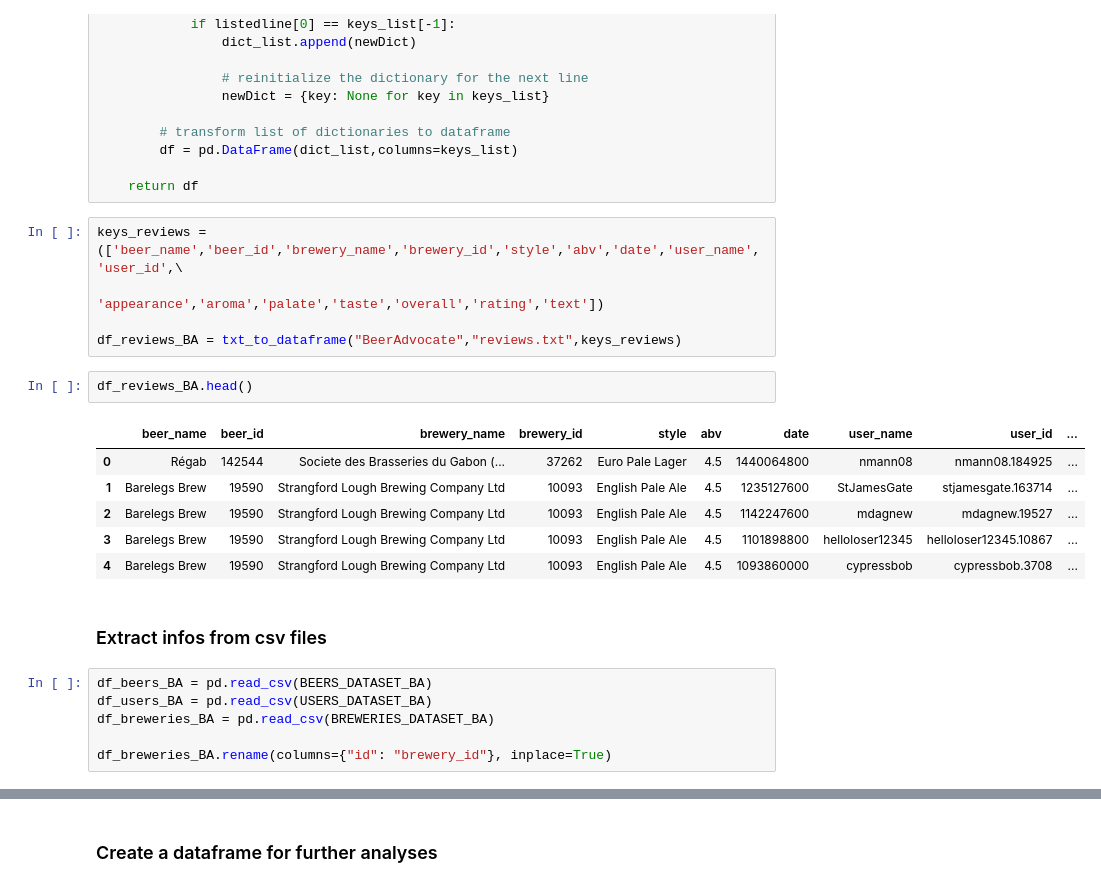
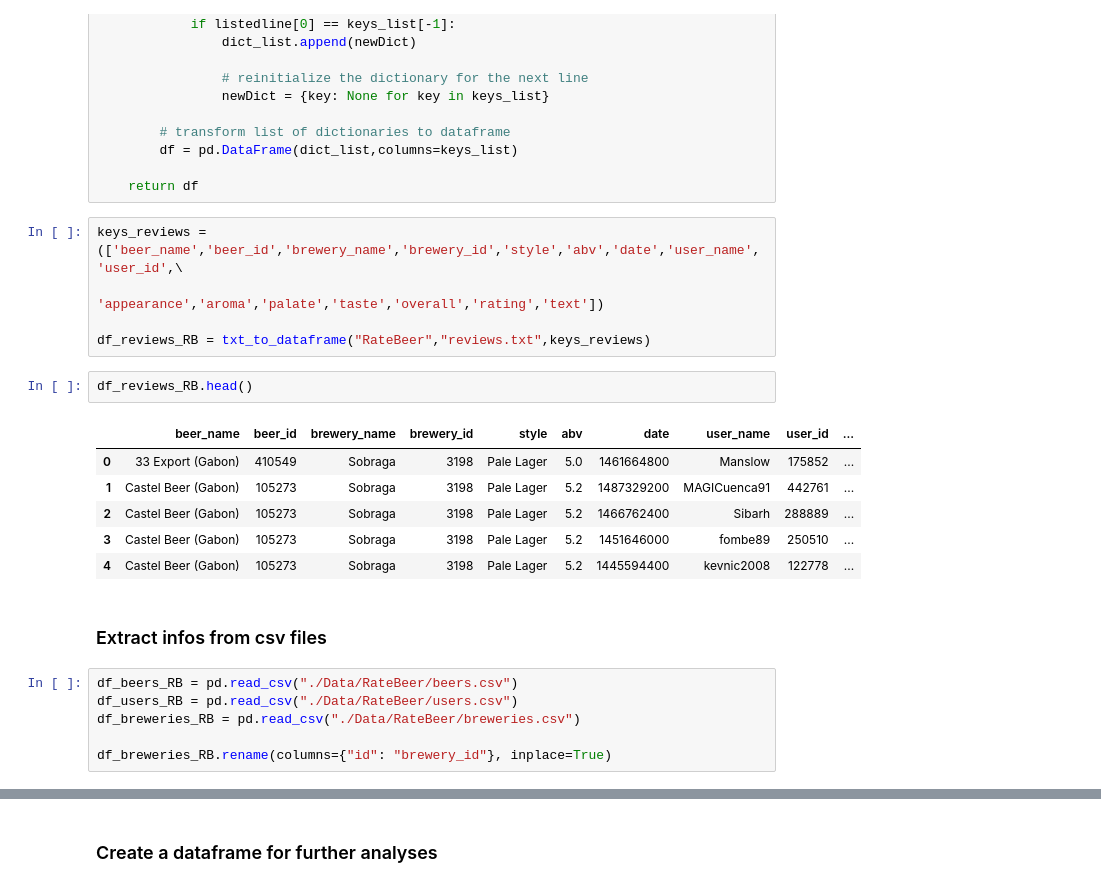
Before and after one commit to epfl-ada/ada-2022-project-sustainablepandas, a Jupyter notebook: project_beer_reviews.ipynb, the cells around one changed output, grey strips where cells are left out. Cells and saved outputs as stored; diff of their text form.

```diff
--- a/project_beer_reviews.ipynb
+++ b/project_beer_reviews.ipynb
@@ -101,21 +101,21 @@ def txt_to_dataframe(FOLDER_NAME,TXT_FILE_NAME,keys_list):
 keys_reviews = (['beer_name','beer_id','brewery_name','brewery_id','style','abv','date','user_name','user_id',\
                           'appearance','aroma','palate','taste','overall','rating','text'])
 
-df_reviews_BA = txt_to_dataframe("BeerAdvocate","reviews.txt",keys_reviews)
+df_reviews_RB = txt_to_dataframe("RateBeer","reviews.txt",keys_reviews)
 # %%
-df_reviews_BA.head()
+df_reviews_RB.head()
 # %% [output]
 |  | beer_name | beer_id | brewery_name | brewery_id | style | abv | date | user_name | user_id | ... |
-| 0 | Régab | 142544 | Societe des Brasseries du Gabon (... | 37262 | Euro Pale Lager | 4.5 | 1440064800 | nmann08 | nmann08.184925 | ... |
-| 1 | Barelegs Brew | 19590 | Strangford Lough Brewing Company Ltd | 10093 | English Pale Ale | 4.5 | 1235127600 | StJamesGate | stjamesgate.163714 | ... |
-| 2 | Barelegs Brew | 19590 | Strangford Lough Brewing Company Ltd | 10093 | English Pale Ale | 4.5 | 1142247600 | mdagnew | mdagnew.19527 | ... |
-| 3 | Barelegs Brew | 19590 | Strangford Lough Brewing Company Ltd | 10093 | English Pale Ale | 4.5 | 1101898800 | helloloser12345 | helloloser12345.10867 | ... |
-| 4 | Barelegs Brew | 19590 | Strangford Lough Brewing Company Ltd | 10093 | English Pale Ale | 4.5 | 1093860000 | cypressbob | cypressbob.3708 | ... |
+| 0 | 33 Export (Gabon) | 410549 | Sobraga | 3198 | Pale Lager | 5.0 | 1461664800 | Manslow | 175852 | ... |
+| 1 | Castel Beer (Gabon) | 105273 | Sobraga | 3198 | Pale Lager | 5.2 | 1487329200 | MAGICuenca91 | 442761 | ... |
+| 2 | Castel Beer (Gabon) | 105273 | Sobraga | 3198 | Pale Lager | 5.2 | 1466762400 | Sibarh | 288889 | ... |
+| 3 | Castel Beer (Gabon) | 105273 | Sobraga | 3198 | Pale Lager | 5.2 | 1451646000 | fombe89 | 250510 | ... |
+| 4 | Castel Beer (Gabon) | 105273 | Sobraga | 3198 | Pale Lager | 5.2 | 1445594400 | kevnic2008 | 122778 | ... |
 # %% [markdown]
 ### Extract infos from csv files
 # %%
-df_beers_BA = pd.read_csv(BEERS_DATASET_BA)
-df_users_BA = pd.read_csv(USERS_DATASET_BA)
-df_breweries_BA = pd.read_csv(BREWERIES_DATASET_BA)
+df_beers_RB = pd.read_csv("./Data/RateBeer/beers.csv")
+df_users_RB = pd.read_csv("./Data/RateBeer/users.csv")
+df_breweries_RB = pd.read_csv("./Data/RateBeer/breweries.csv")
 
-df_breweries_BA.rename(columns={"id": "brewery_id"}, inplace=True)
+df_breweries_RB.rename(columns={"id": "brewery_id"}, inplace=True)
```
Also changed, not shown: parts of 9 cells of this notebook.
